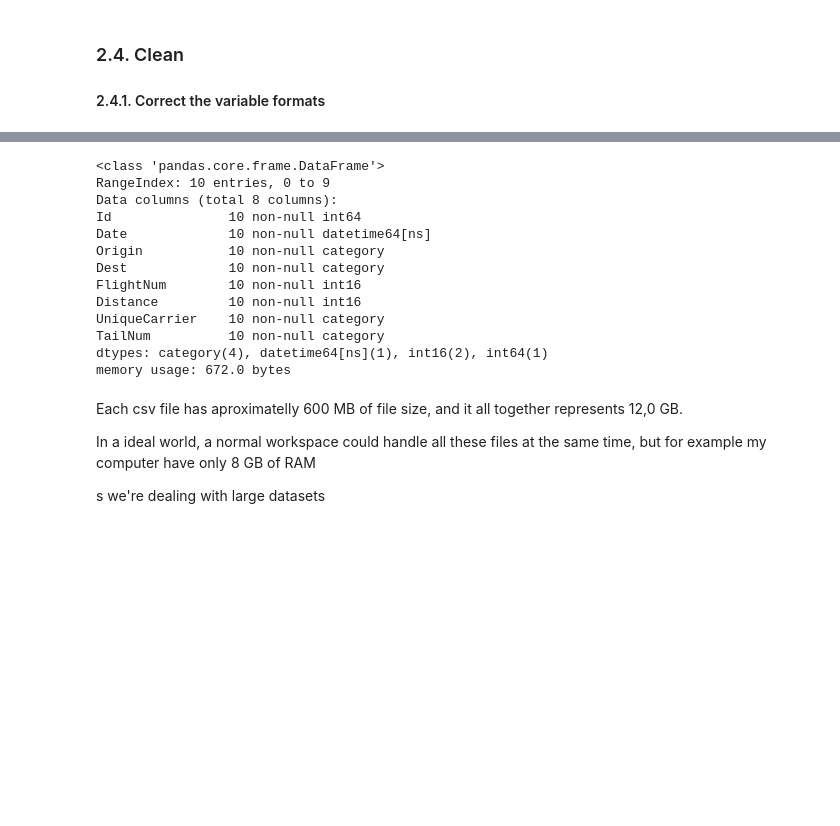
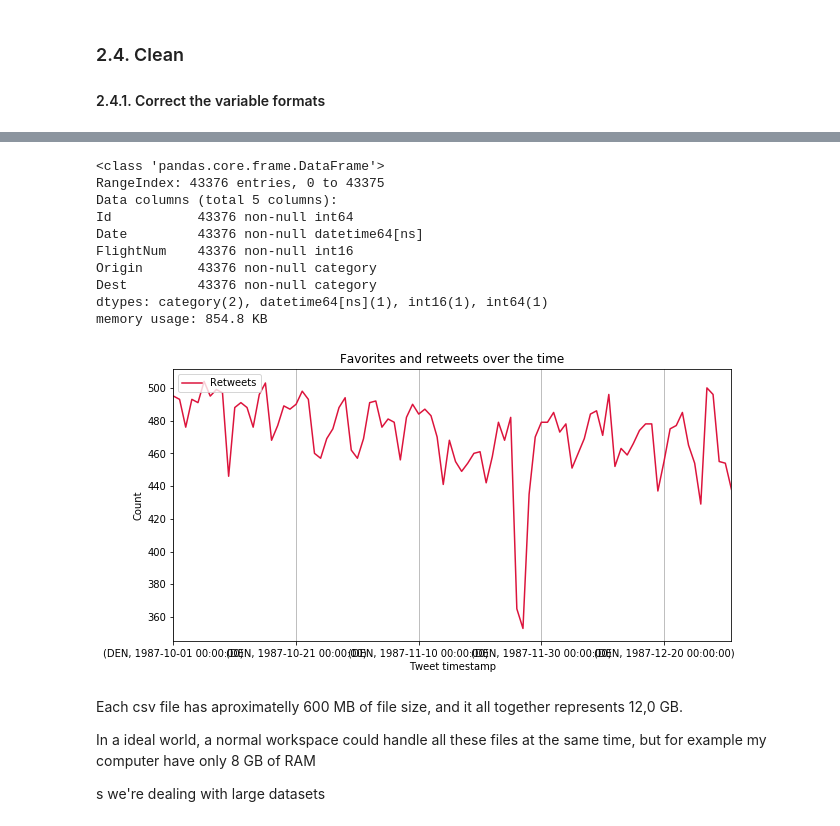
Before and after one commit to fmahlmeister/Data-Analyst-Nanodegree, a Jupyter notebook: 4.Data-Visualization-with-Python/4.Communicate-Data-Findings.ipynb, the cells around one changed output, grey strips where cells are left out. Saved outputs shown, nothing was run; the diff lists cells and outputs as text; code cells hidden in the pictures; blank space fills up the shorter version.

```diff
--- a/4.Data-Visualization-with-Python/4.Communicate-Data-Findings.ipynb
+++ b/4.Data-Visualization-with-Python/4.Communicate-Data-Findings.ipynb
@@ -397,19 +774,35 @@ df.head()
 # %%
-df.info()
+df.info(memory_usage='deep')
 # %% [output]
 <class 'pandas.core.frame.DataFrame'>
-RangeIndex: 10 entries, 0 to 9
-Data columns (total 8 columns):
-Id               10 non-null int64
-Date             10 non-null datetime64[ns]
-Origin           10 non-null category
-Dest             10 non-null category
-FlightNum        10 non-null int16
-Distance         10 non-null int16
-UniqueCarrier    10 non-null category
-TailNum          10 non-null category
-dtypes: category(4), datetime64[ns](1), int16(2), int64(1)
-memory usage: 672.0 bytes
+RangeIndex: 43376 entries, 0 to 43375
+Data columns (total 5 columns):
+Id           43376 non-null int64
+Date         43376 non-null datetime64[ns]
+FlightNum    43376 non-null int16
+Origin       43376 non-null category
+Dest         43376 non-null category
+dtypes: category(2), datetime64[ns](1), int16(1), int64(1)
+memory usage: 854.8 KB
+# %%
+# Initialize the matplotlib figure
+f, ax = plt.subplots(figsize=(10, 5))
+
+df.groupby(by=['Origin','Date']).count()['Dest'].plot(label='Retweets', color = 'crimson')
+# df.favorite_count.plot(label='Favorites', color = 'teal')
+
+# Labels and legend
+plt.xlabel('Tweet timestamp')
+plt.ylabel('Count')
+plt.legend(loc='upper left')
+ax.grid(axis='x')
+
+# Plot title
+plt.title('Favorites and retweets over the time')
+
+plt.show()
+# %% [output]
+[figure, added]
 # %%
 # To avoid working with unnecessary data, we'll choose the followings:
 cols = ['Year',
```
Also changed, not shown: parts of 83 cells of this notebook, 1 other file.
